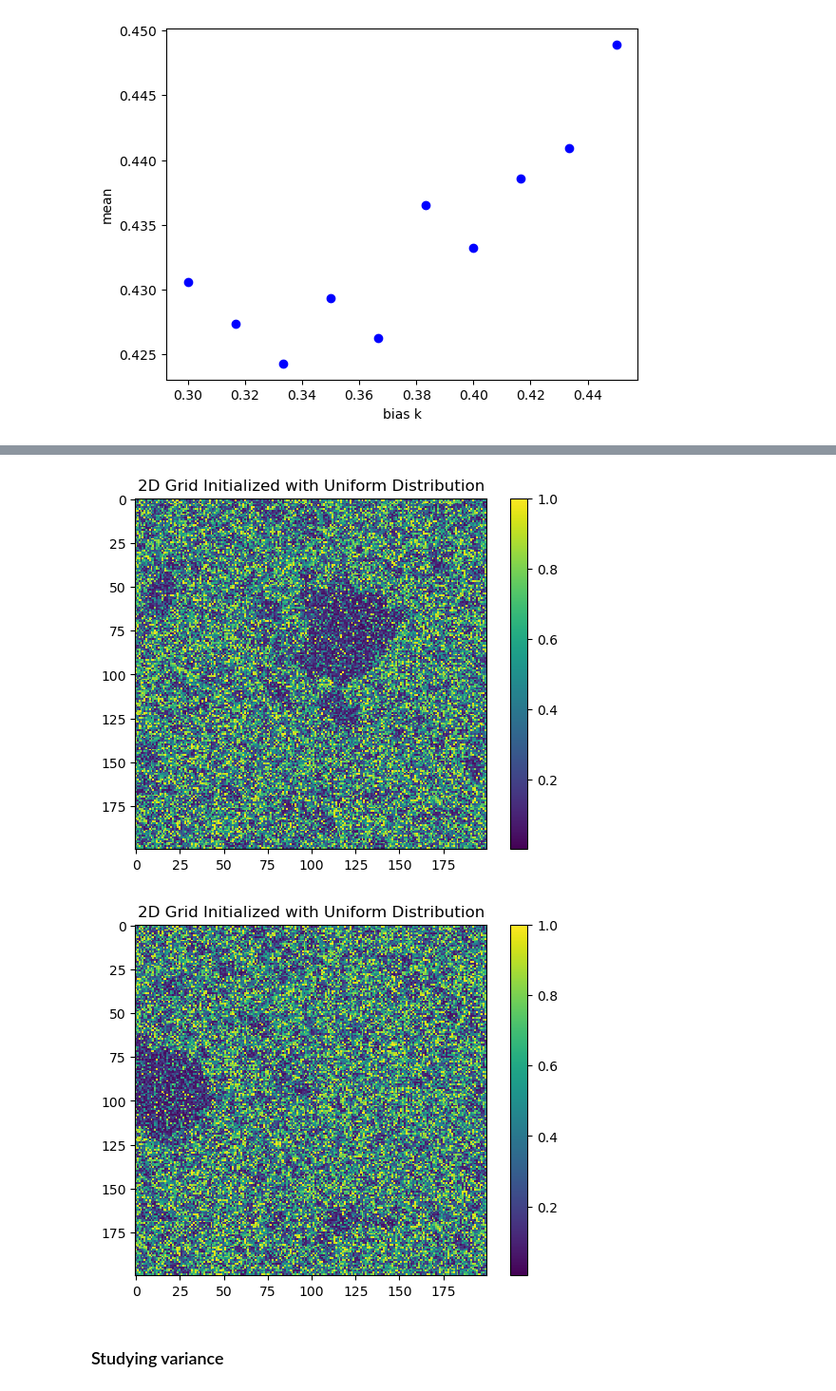
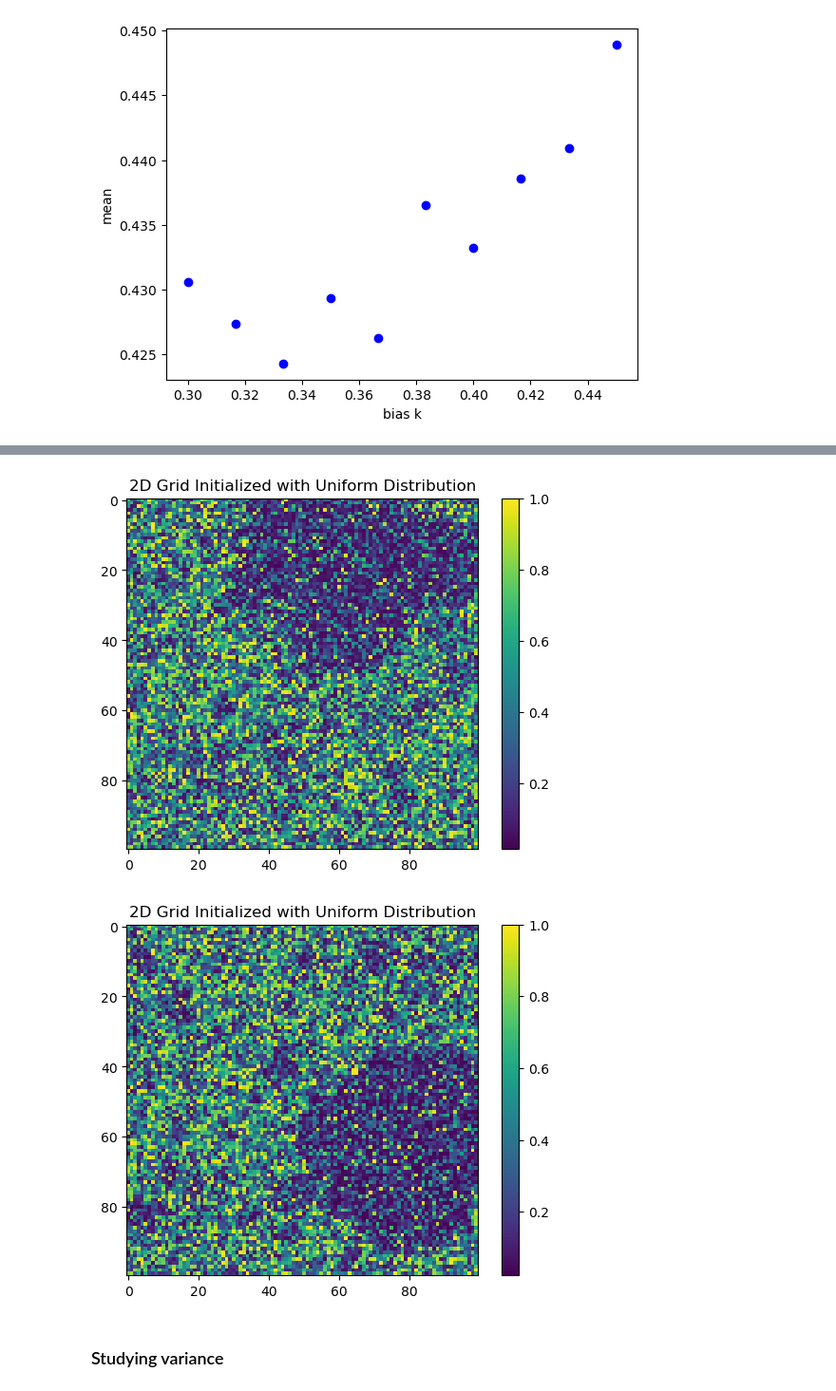
Before and after one commit to Ravennashaw/CSS-project, a Jupyter notebook: Bak-Sneppen-model0201.ipynb, the cells around one changed output, grey strips where cells are left out. Shown at 95% size. Saved outputs shown, nothing was run; the diff lists cells and outputs as text; code cells hidden in the pictures.

```diff
--- a/Bak-Sneppen-model0201.ipynb
+++ b/Bak-Sneppen-model0201.ipynb
@@ -214,17 +214,17 @@ plt.hist(data[data<1], bins= 100)
 # %% [markdown]
 #### Calculating Variances
 # %%
-# bias_list = np.arange(-0.45, 0.45+0.05,0.05)
-# grids  = [SimulationGrid(100) for k in range(len(bias_list))]
-# variance_list = []
-# means_list = []
+bias_list = np.arange(-0.45, 0.45+0.05,0.05)
+grids  = [SimulationGrid(100) for k in range(len(bias_list))]
+variance_list = []
+means_list = []
 
-# for indx,k in enumerate(bias_list):
-#     grid = grids[indx]
-#     grid.run_iterations(100000, bias = k, num_clusters= 0, save=False)
-#     grid.visualize()
-#     plt.show()
-#     mean = np.mean(grid.current)
-#     means_list.append(mean)
-#     variance = np.var(grid.current)
-#     variance_list.append(variance)
+for indx,k in enumerate(bias_list):
+    grid = grids[indx]
+    grid.run_iterations(100000, bias = k, num_clusters= 0, save=False)
+    grid.visualize()
+    plt.show()
+    mean = np.mean(grid.current)
+    means_list.append(mean)
+    variance = np.var(grid.current)
+    variance_list.append(variance)
@@ -249,7 +263,7 @@ plt.show()
 [figure]
 # %%
 bias_list = np.linspace(0.3, 0.45, 10)
-grids  = [SimulationGrid(200) for k in range(len(bias_list))]
+grids  = [SimulationGrid(100) for k in range(len(bias_list))]
 variance_list = []
 means_list = []
 
@@ -274,5 +288,5 @@ for indx,k in enumerate(bias_list):
-[figure, old version]
+[figure, new version]
-[figure, old version]
+[figure, new version]
 # %% [markdown]
 ### Studying variance
 # %%
```
Also changed, not shown: parts of 2 cells of this notebook, 3 other files.
